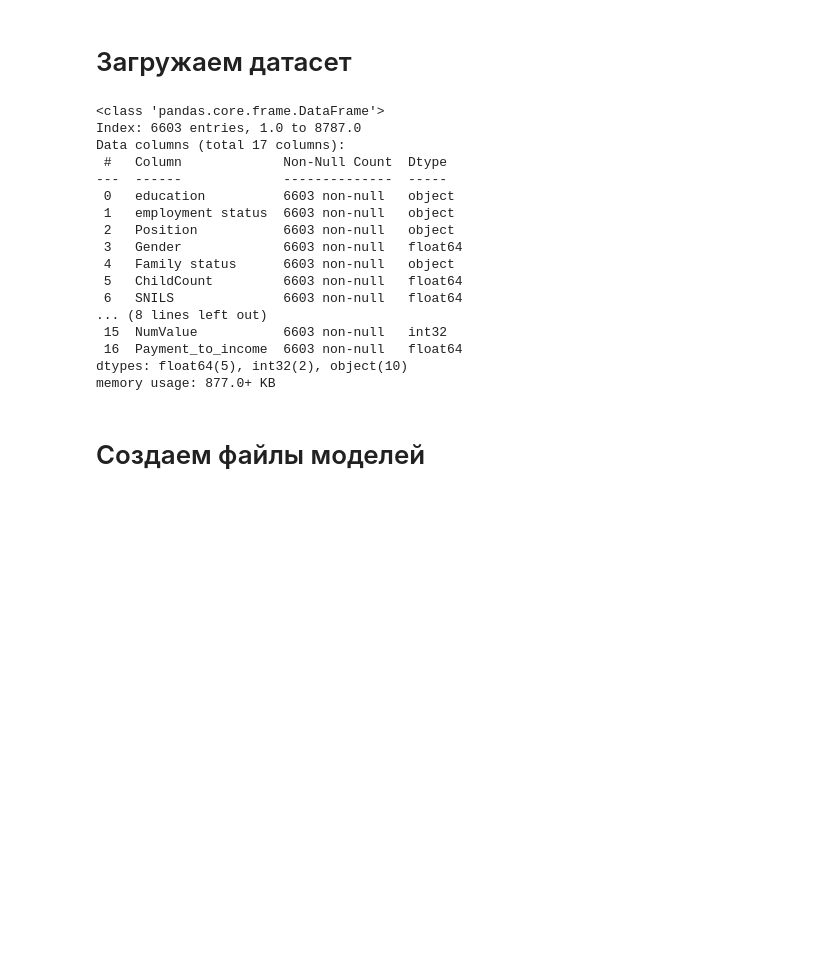
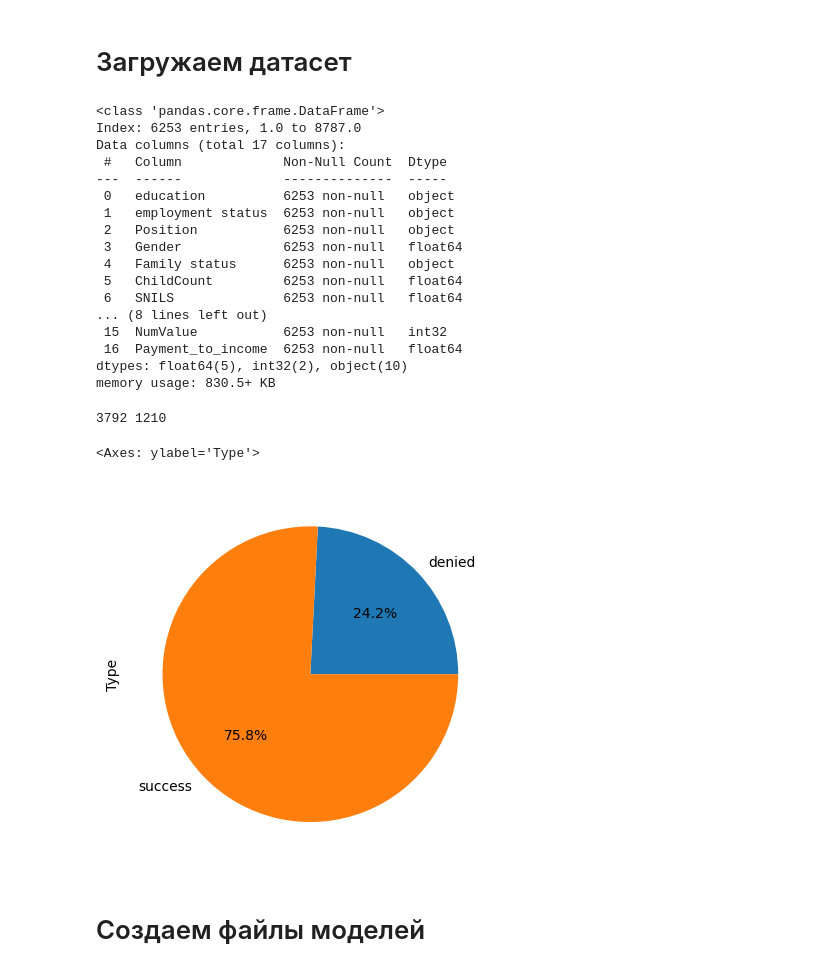
Before and after one commit to YaRoLit/XAKATOH_2_api, a Jupyter notebook: service_nb/main_models_creator.ipynb, the cells around one changed output. Cells and saved outputs as stored; diff of their text form; code cells hidden in the pictures; blank space fills up the shorter version.

```diff
--- a/service_nb/main_models_creator.ipynb
+++ b/service_nb/main_models_creator.ipynb
@@ -642,12 +660,18 @@ def Payment_to_income(
 # %% [markdown]
 # Загружаем датасет
 # %%
+# Подгружаем чищеный датасет и делаем препроцессинг
 df = pd.read_csv(
     filepath_or_buffer='../data/cleared_df.csv',
     sep=';',
     index_col='SkillFactory_Id',
     parse_dates=['BirthDate', 'JobStartDate']
     )
+df = df[(df['BankA_decision'] != 'error') &
+        (df['BankB_decision'] != 'error') &
+        (df['BankC_decision'] != 'error') &
+        (df['BankD_decision'] != 'error') &
+        (df['BankE_decision'] != 'error')]
 df['Position'] = CarierLevel_feature_creator_v2(df)
 df['Age'] = Age_feature_creator(df)
 df.drop(['BirthDate'], axis='columns', inplace=True)
@@ -659,19 +683,19 @@ df.drop(['MonthProfit', 'MonthExpense', 'Loan_amount', 'Loan_term'],
 df.info()
 # %% [output]
 <class 'pandas.core.frame.DataFrame'>
-Index: 6603 entries, 1.0 to 8787.0
+Index: 6253 entries, 1.0 to 8787.0
 Data columns (total 17 columns):
  #   Column             Non-Null Count  Dtype
 ---  ------             --------------  -----
- 0   education          6603 non-null   object
- 1   employment status  6603 non-null   object
- 2   Position           6603 non-null   object
- 3   Gender             6603 non-null   float64
- 4   Family status      6603 non-null   object
- 5   ChildCount         6603 non-null   float64
- 6   SNILS              6603 non-null   float64
+ 0   education          6253 non-null   object
+ 1   employment status  6253 non-null   object
+ 2   Position           6253 non-null   object
+ 3   Gender             6253 non-null   float64
+ 4   Family status      6253 non-null   object
+ 5   ChildCount         6253 non-null   float64
+ 6   SNILS              6253 non-null   float64
 ... (8 lines left out)
- 15  NumValue           6603 non-null   int32
- 16  Payment_to_income  6603 non-null   float64
+ 15  NumValue           6253 non-null   int32
+ 16  Payment_to_income  6253 non-null   float64
 dtypes: float64(5), int32(2), object(10)
-memory usage: 877.0+ KB
+memory usage: 830.5+ KB
@@ -678,3 +714,17 @@ memory usage: 877.0+ KB
+# %%
+# Смотрю баланс классов в выборке
+sucess = df[df['BankA_decision'] == 'success'].shape[0]
+denied = df[df['BankA_decision'] == 'denied'].shape[0]
+print(sucess, denied)
+# Вывод - выборка не сбалансированная, надо балансить
+df.groupby('BankA_decision').size().plot(kind='pie',
+                                        y = "BankA_decision",
+                                        label = "Type",
+                                        autopct='%1.1f%%')
+# %% [output]
+3792 1210
+<Axes: ylabel='Type'>
+[figure, added]
 # %% [markdown]
 # Создаем файлы моделей
 # %%
```
Also changed, not shown: parts of 10 cells of this notebook, 16 other files.
